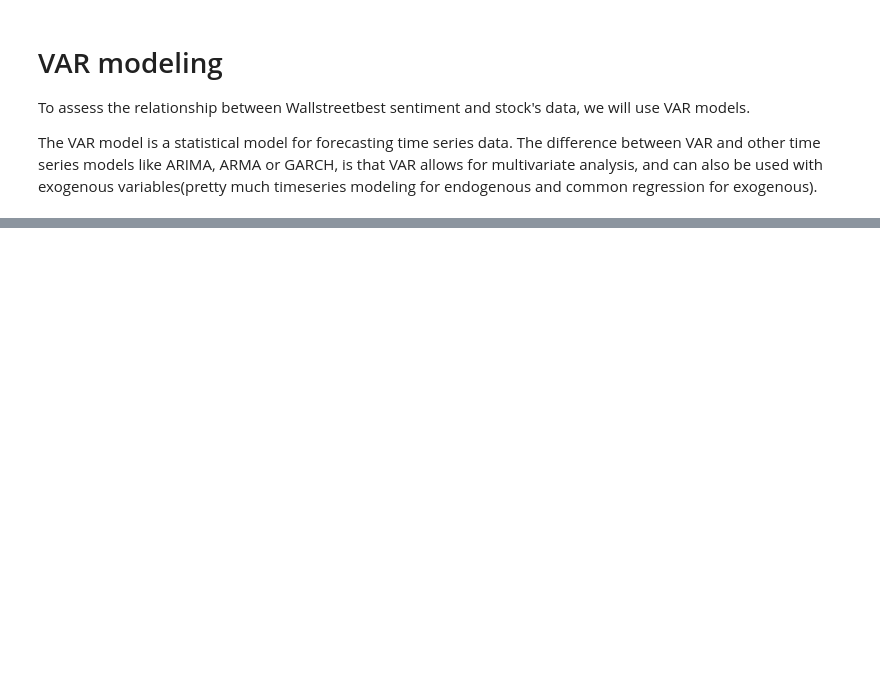
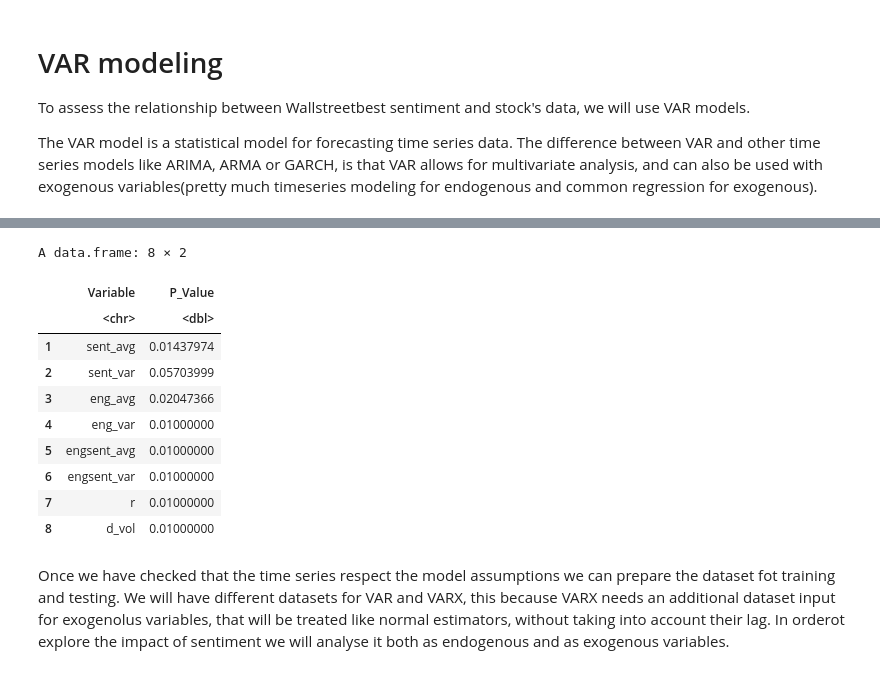
Before and after one commit to Fabio-Rossi-Hub/MemeStock-Returns-Sentiment-Forecasting, a Jupyter notebook: notebooks/VAR_modelling.ipynb, the cells around one changed output, grey strips where cells are left out. Cells and saved outputs as stored; diff of their text form; code cells hidden in the pictures; blank space fills up the shorter version.

```diff
--- a/notebooks/VAR_modelling.ipynb
+++ b/notebooks/VAR_modelling.ipynb
@@ -69,0 +60,28 @@ ERROR: Error in recipe(~., data = r50) %>% step_center(all_numeric()) %>% step_s
+# %%
+variables <- c("sent_avg", "sent_var", "eng_avg", "eng_var", "engsent_avg", "engsent_var", "r", "d_vol")
+
+adf_results <- data.frame(Variable = character(length(variables)), ADF_pValue = numeric(length(variables)))
+
+# Perform the adf test to all variables
+for (i in seq_along(variables)) {
+    suppressWarnings(adf_result <- adf.test(r50_clean[[variables[i]]]))
+    adf_results[i, "Variable"] <- variables[i]
+    adf_results[i, "P_Value"] <- adf_result$p.value
+}
+
+# Print the variable names and p-values of adf test
+head(adf_results[, c("Variable", "P_Value")],10)
+# %% [output]
+A data.frame: 8 × 2
+|  | Variable | P_Value |
+|  | <chr> | <dbl> |
+| 1 | sent_avg | 0.01437974 |
+| 2 | sent_var | 0.05703999 |
+| 3 | eng_avg | 0.02047366 |
+| 4 | eng_var | 0.01000000 |
+| 5 | engsent_avg | 0.01000000 |
+| 6 | engsent_var | 0.01000000 |
+| 7 | r | 0.01000000 |
+| 8 | d_vol | 0.01000000 |
+# %% [markdown]
+Once we have checked that the time series respect the model assumptions we can prepare the dataset fot training and testing. We will have different datasets for VAR and VARX, this because VARX needs an additional dataset input for exogenolus variables, that will be treated like normal estimators, without taking into account their lag. In orderot explore the impact of sentiment we will analyse it both as endogenous and as exogenous variables.
```
Also changed, not shown: parts of 10 cells of this notebook.
